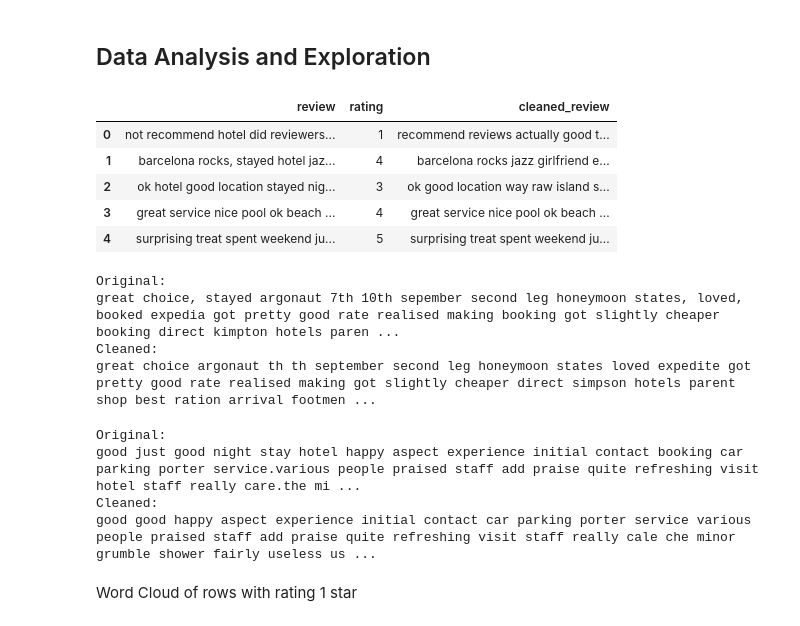
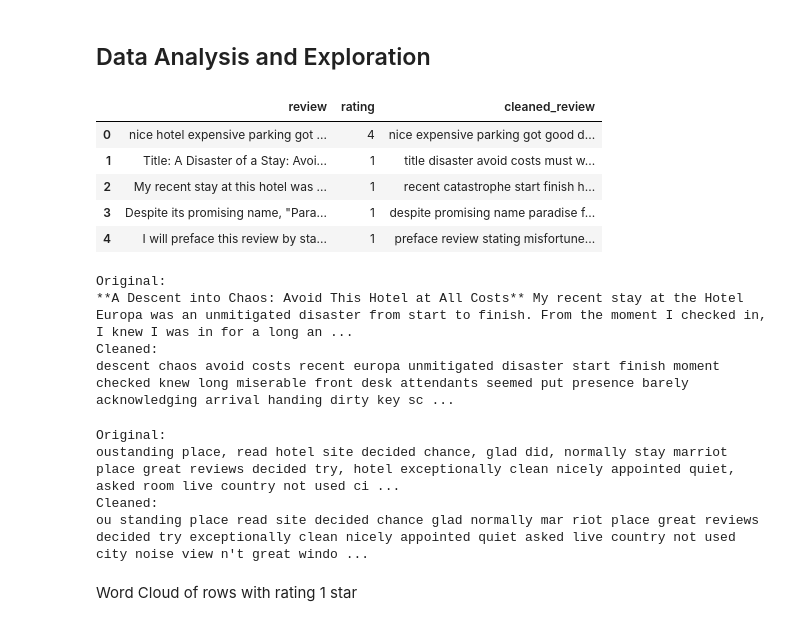
Before and after one commit to FIUBA-CEIA-18Co2024/AM1-TP, a Jupyter notebook: pre_processing.ipynb, the cells around one changed output. Saved outputs shown, nothing was run; the diff lists cells and outputs as text; code cells hidden in the pictures.

```diff
--- a/pre_processing.ipynb
+++ b/pre_processing.ipynb
@@ -351,31 +447,31 @@ Uncomment cell below in order to preprocess the entire dataset and generate a ne
 # %% [markdown]
 ## Data Analysis and Exploration
 # %%
-dataset = pd.read_csv('data/cleaned_dataset_100.csv')
+dataset = pd.read_csv('data/cleaned_dataset_processed_balanced.csv')
 dataset.head(5)
 # %% [output]
 |  | review | rating | cleaned_review |
-| 0 | not recommend hotel did reviewers... | 1 | recommend reviews actually good t... |
-| 1 | barcelona rocks, stayed hotel jaz... | 4 | barcelona rocks jazz girlfriend e... |
-| 2 | ok hotel good location stayed nig... | 3 | ok good location way raw island s... |
-| 3 | great service nice pool ok beach ... | 4 | great service nice pool ok beach ... |
-| 4 | surprising treat spent weekend ju... | 5 | surprising treat spent weekend ju... |
+| 0 | nice hotel expensive parking got ... | 4 | nice expensive parking got good d... |
+| 1 | Title: A Disaster of a Stay: Avoi... | 1 | title disaster avoid costs must w... |
+| 2 | My recent stay at this hotel was ... | 1 | recent catastrophe start finish h... |
+| 3 | Despite its promising name, "Para... | 1 | despite promising name paradise f... |
+| 4 | I will preface this review by sta... | 1 | preface review stating misfortune... |
 # %%
 sample=6
 highlight_differences(dataset['review'][sample], dataset['cleaned_review'][sample])
 # %% [output]
 Original:
-great choice, stayed argonaut 7th 10th sepember second leg honeymoon states, loved, booked expedia got pretty good rate realised making booking got slightly cheaper booking direct kimpton hotels paren ...
+**A Descent into Chaos: Avoid This Hotel at All Costs** My recent stay at the Hotel Europa was an unmitigated disaster from start to finish. From the moment I checked in, I knew I was in for a long an ...
 Cleaned:
-great choice argonaut th th september second leg honeymoon states loved expedite got pretty good rate realised making got slightly cheaper direct simpson hotels parent shop best ration arrival footmen ...
+descent chaos avoid costs recent europa unmitigated disaster start finish moment checked knew long miserable front desk attendants seemed put presence barely acknowledging arrival handing dirty key sc ...
 # %%
-sample = 45
+sample = 3000
 highlight_differences(dataset['review'][sample], dataset['cleaned_review'][sample])
 # %% [output]
 Original:
-good just good night stay hotel happy aspect experience initial contact booking car parking porter service.various people praised staff add praise quite refreshing visit hotel staff really care.the mi ...
+oustanding place, read hotel site decided chance, glad did, normally stay marriot place great reviews decided try, hotel exceptionally clean nicely appointed quiet, asked room live country not used ci ...
 Cleaned:
-good good happy aspect experience initial contact car parking porter service various people praised staff add praise quite refreshing visit staff really cale che minor grumble shower fairly useless us ...
+ou standing place read site decided chance glad normally mar riot place great reviews decided try exceptionally clean nicely appointed quiet asked live country not used city noise view n't great windo ...
 # %% [markdown]
 Word Cloud of rows with rating 1 star
 # %%
```
Also changed, not shown: parts of 15 cells of this notebook.
